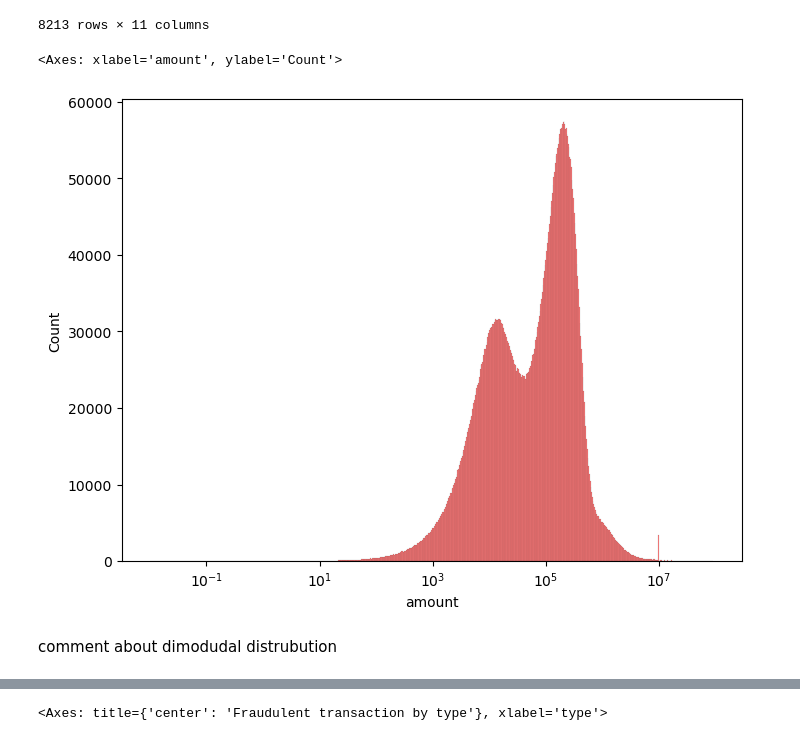
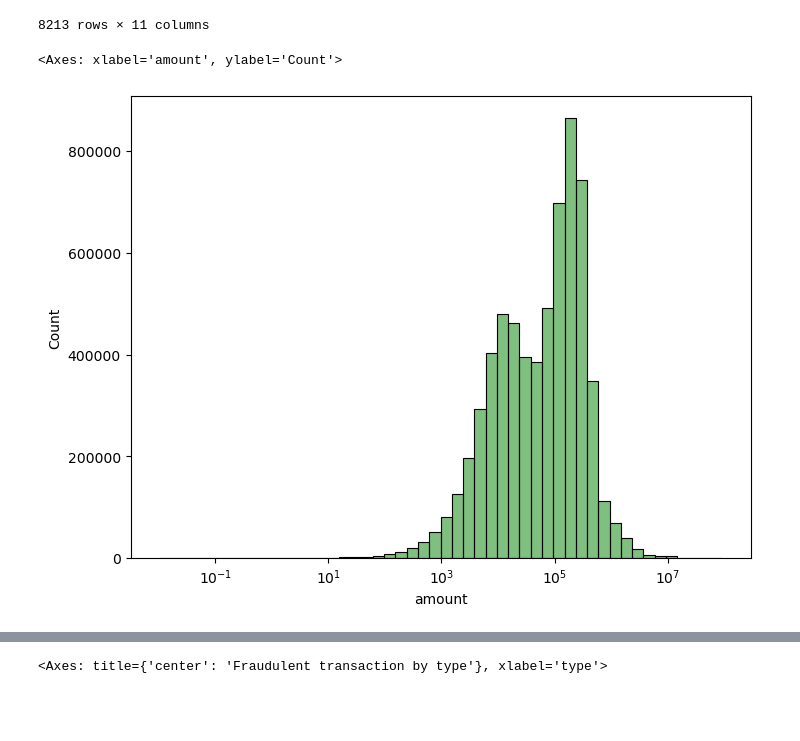
Before and after one commit to MaimunaBawa/Phase2TLAB1, a Jupyter notebook: EDA-1.ipynb, the cells around one changed output, grey strips where cells are left out. Drawn from its saved outputs; the diff is of its cells as text; code cells hidden in the pictures; blank space fills up the shorter version.

```diff
--- a/EDA-1.ipynb
+++ b/EDA-1.ipynb
@@ -146,12 +167,9 @@ Fraud_df
 | 6362619 | 743 | CASH_OUT | 850002.52 | C1280323807 | 850002.52 | 0.0 | C873221189 | 6510099.11 | ... |
 8213 rows × 11 columns
 # %%
-
+#
 plt.figure(figsize=(8, 6))
-sns.histplot(data=df, x="amount", color="red", kde=True, log_scale=True)
-#sns.histplot(data=df,x="amount",color="red",kde=True,log_scale=True,edgecolor="black",linewidth=1.5,alpha=0.7)
+sns.histplot(data=df, x="amount",bins=50,color="green", kde=True, log_scale=True)
 # %% [output]
 <Axes: xlabel='amount', ylabel='Count'>
-[figure, old version]
+[figure, new version]
-# %% [markdown]
-comment about dimodudal distrubution
```
Also changed, not shown: parts of 15 cells of this notebook, 2 other files.
